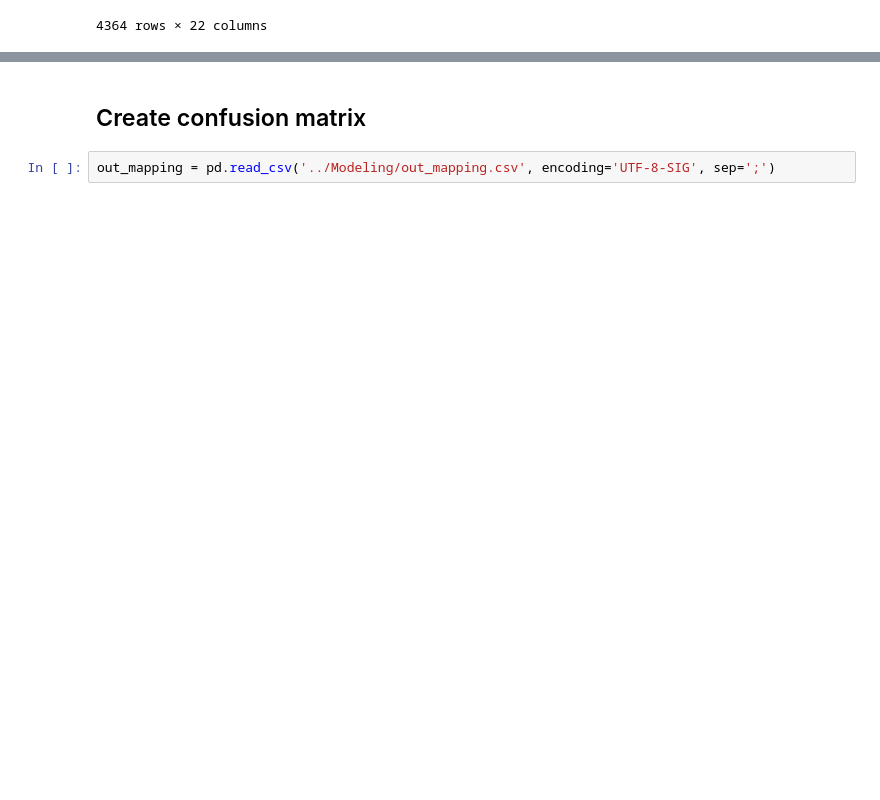
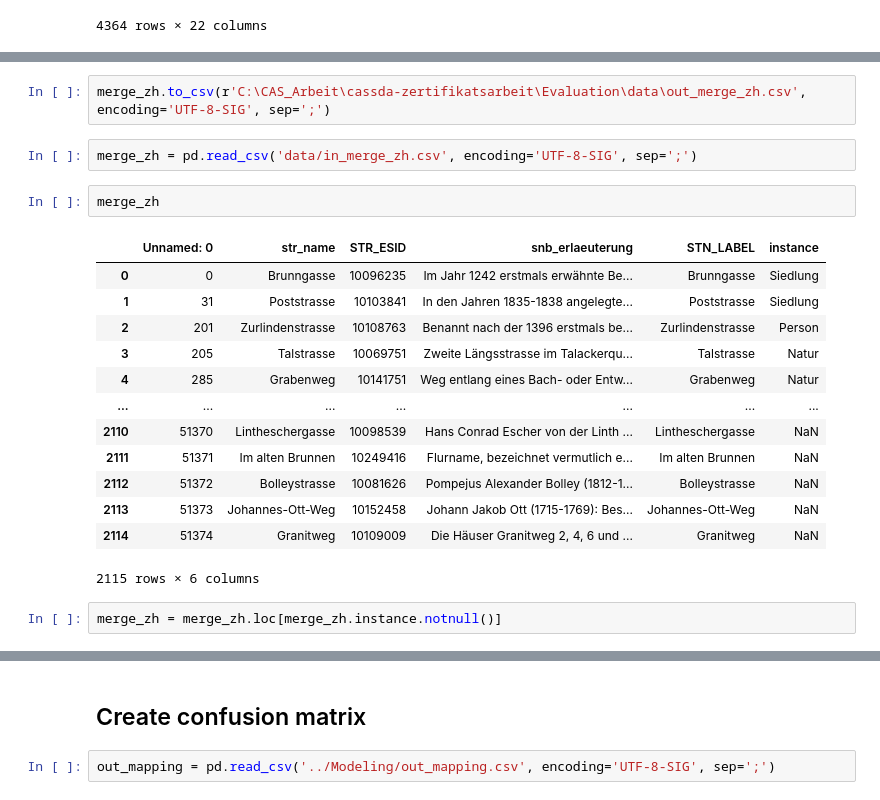
Before and after one commit to CaptainInler/cassda-zertifikatsarbeit, a Jupyter notebook: Evaluation/verification.ipynb, the cells around one changed output, grey strips where cells are left out. Drawn from its saved outputs; the diff is of its cells as text; blank space fills up the shorter version.

Commit message:
statistics & merging final data

```diff
--- a/Evaluation/verification.ipynb
+++ b/Evaluation/verification.ipynb
@@ -492,0 +536,22 @@ merge
+# %%
+merge_zh.to_csv(r'C:\CAS_Arbeit\cassda-zertifikatsarbeit\Evaluation\data\out_merge_zh.csv', encoding='UTF-8-SIG', sep=';')
+# %%
+merge_zh = pd.read_csv('data/in_merge_zh.csv', encoding='UTF-8-SIG', sep=';')
+# %%
+merge_zh
+# %% [output]
+|  | Unnamed: 0 | str_name | STR_ESID | snb_erlaeuterung | STN_LABEL | instance |
+| 0 | 0 | Brunngasse | 10096235 | Im Jahr 1242 erstmals erwähnte Be... | Brunngasse | Siedlung |
+| 1 | 31 | Poststrasse | 10103841 | In den Jahren 1835-1838 angelegte... | Poststrasse | Siedlung |
+| 2 | 201 | Zurlindenstrasse | 10108763 | Benannt nach der 1396 erstmals be... | Zurlindenstrasse | Person |
+| 3 | 205 | Talstrasse | 10069751 | Zweite Längsstrasse im Talackerqu... | Talstrasse | Natur |
+| 4 | 285 | Grabenweg | 10141751 | Weg entlang eines Bach- oder Entw... | Grabenweg | Natur |
+| ... | ... | ... | ... | ... | ... | ... |
+| 2110 | 51370 | Lintheschergasse | 10098539 | Hans Conrad Escher von der Linth ... | Lintheschergasse | NaN |
+| 2111 | 51371 | Im alten Brunnen | 10249416 | Flurname, bezeichnet vermutlich e... | Im alten Brunnen | NaN |
+| 2112 | 51372 | Bolleystrasse | 10081626 | Pompejus Alexander Bolley (1812-1... | Bolleystrasse | NaN |
+| 2113 | 51373 | Johannes-Ott-Weg | 10152458 | Johann Jakob Ott (1715-1769): Bes... | Johannes-Ott-Weg | NaN |
+| 2114 | 51374 | Granitweg | 10109009 | Die Häuser Granitweg 2, 4, 6 und ... | Granitweg | NaN |
+2115 rows × 6 columns
+# %%
+merge_zh = merge_zh.loc[merge_zh.instance.notnull()]
```
Also changed, not shown: parts of 31 cells of this notebook, 14 other files.
